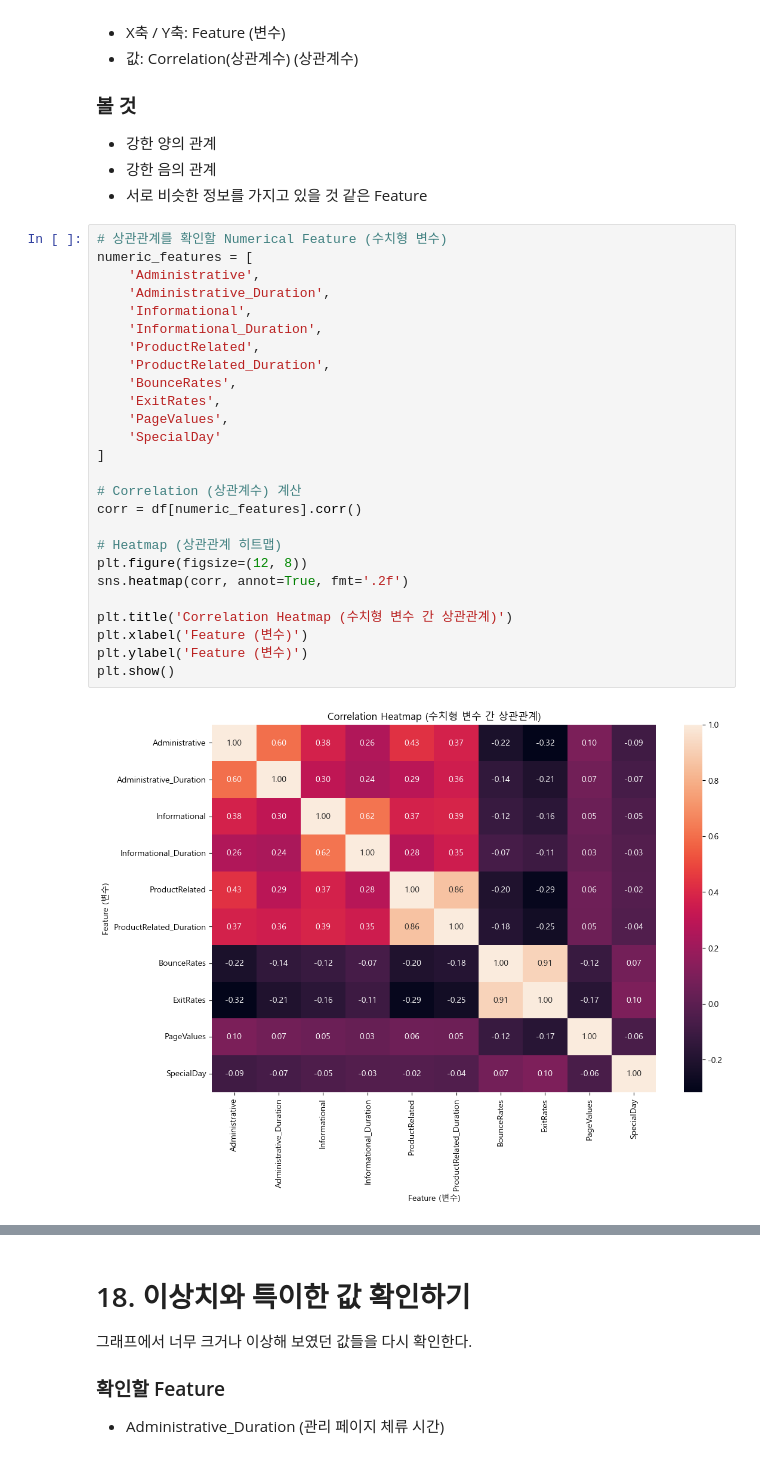
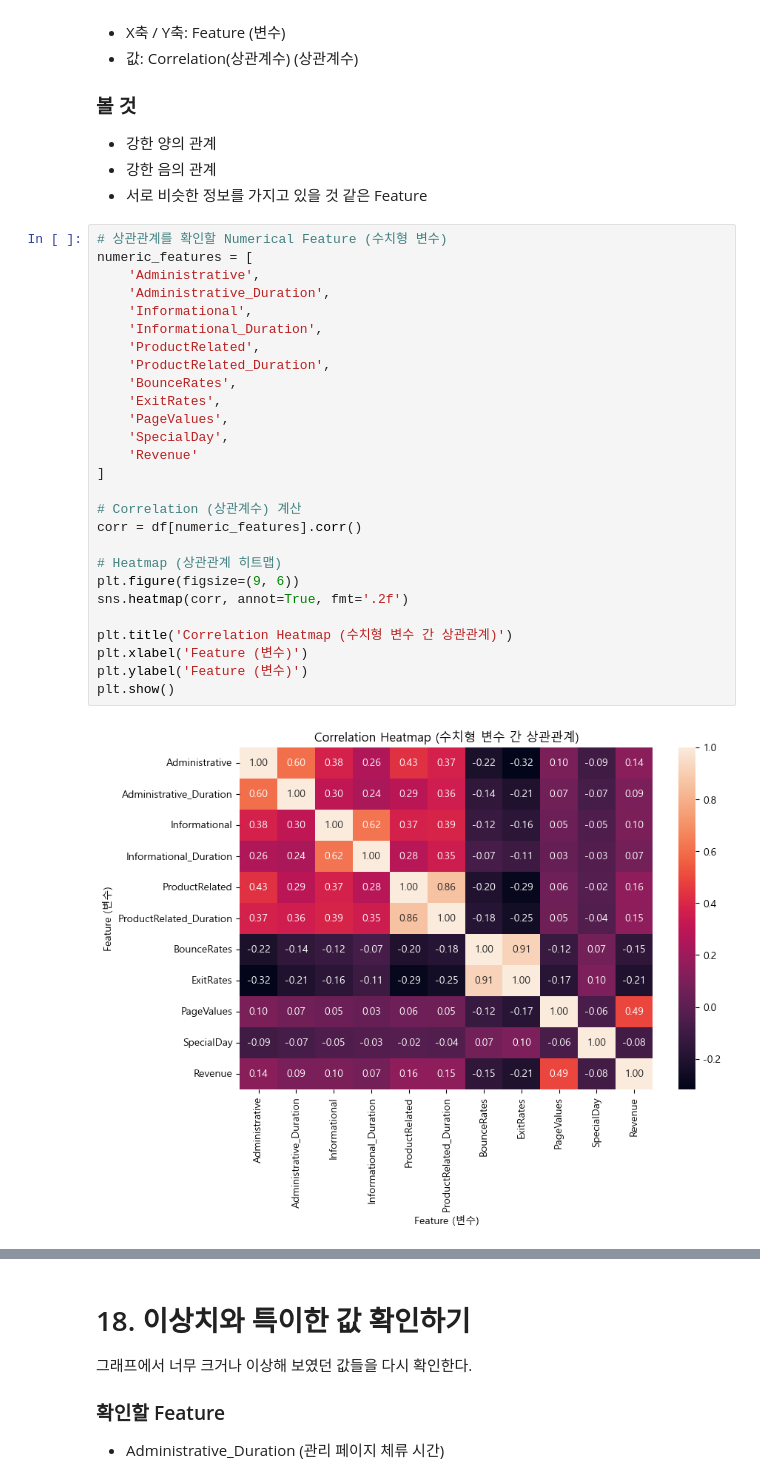
Before and after one commit to Kim-Ki-yeol/AI-Modeling, a Jupyter notebook: 프로젝트/온라인_쇼핑몰_미니프로젝트.ipynb, the cells around one changed output, grey strips where cells are left out. Saved outputs shown, nothing was run; the diff lists cells and outputs as text.

```diff
--- a/프로젝트/온라인_쇼핑몰_미니프로젝트.ipynb
+++ b/프로젝트/온라인_쇼핑몰_미니프로젝트.ipynb
@@ -759,31 +769,32 @@ Heatmap(상관관계 히트맵)
 # %%
 # 상관관계를 확인할 Numerical Feature (수치형 변수)
 numeric_features = [
     'Administrative',
     'Administrative_Duration',
     'Informational',
     'Informational_Duration',
     'ProductRelated',
     'ProductRelated_Duration',
     'BounceRates',
     'ExitRates',
     'PageValues',
-    'SpecialDay'
+    'SpecialDay',
+    'Revenue'
 ]
 
 # Correlation (상관계수) 계산
 corr = df[numeric_features].corr()
 
 # Heatmap (상관관계 히트맵)
-plt.figure(figsize=(12, 8))
+plt.figure(figsize=(9, 6))
 sns.heatmap(corr, annot=True, fmt='.2f')
 
 plt.title('Correlation Heatmap (수치형 변수 간 상관관계)')
 plt.xlabel('Feature (변수)')
 plt.ylabel('Feature (변수)')
 plt.show()
 # %% [output]
-[figure, old version]
+[figure, new version]
 # %% [markdown]
 ## Heatmap(상관관계 히트맵) 확인 결과
 - ProductRelated (상품 관련 페이지 방문 횟수) ↔ ProductRelated_Duration (상품 관련 페이지 체류 시간): 상관계수가 0.86으로 강한 양의 상관관계가 나타났다. 상품 관련 페이지를 많이 방문할수록 체류 시간도 함께 증가하는 경향이 있는 것으로 보인다.
```
Also changed, not shown: parts of 43 cells of this notebook, 1 other file.
